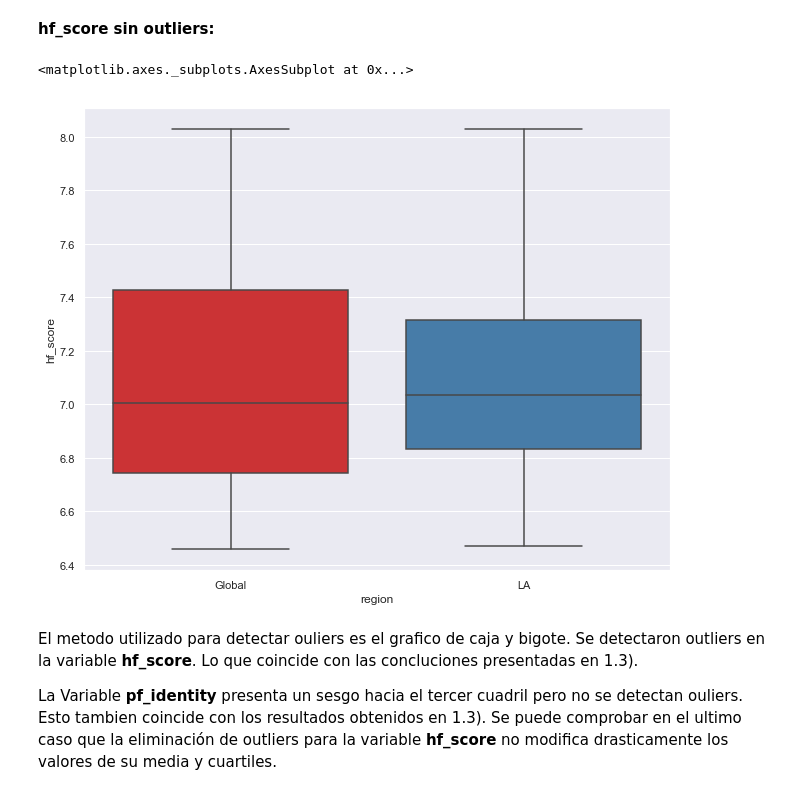
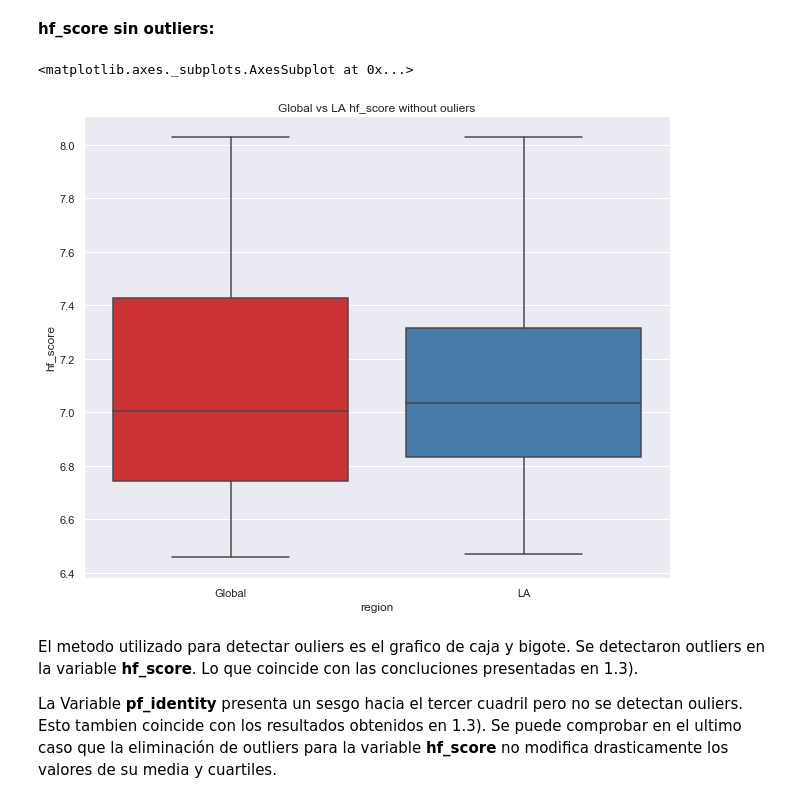
Before and after one commit to lvc0107/diplodatos, a Jupyter notebook: notebooks/practico1.ipynb, the cells around one changed output. Drawn from its saved outputs; the diff is of its cells as text; code cells hidden in the pictures.

```diff
--- a/notebooks/practico1.ipynb
+++ b/notebooks/practico1.ipynb
@@ -260,11 +240,12 @@ sb.boxplot(x=df6['region'], y=df6['hf_score'], data=df6, palette="Set1")
 # %%
 df7 = df6.copy()
 df7 = df7.drop(df7[df7['hf_score'] < df7["hf_score"].quantile(0.25)].index)
 df7 = df7.drop(df7[df7['hf_score'] > df7["hf_score"].quantile(0.75)].index)
+plt.title('Global vs LA hf_score without ouliers')
 sb.boxplot(x=df7['region'], y=df7['hf_score'], data=df7, palette="Set1")
 # %% [output]
 <matplotlib.axes._subplots.AxesSubplot at 0x...>
-[figure, old version]
+[figure, new version]
 # %% [markdown]
 El metodo utilizado para detectar ouliers es el grafico de caja y bigote. Se detectaron outliers en la variable **hf_score**. Lo que coincide con las concluciones presentadas en 1.3).
 
```
Also changed, not shown: parts of 20 cells of this notebook.
